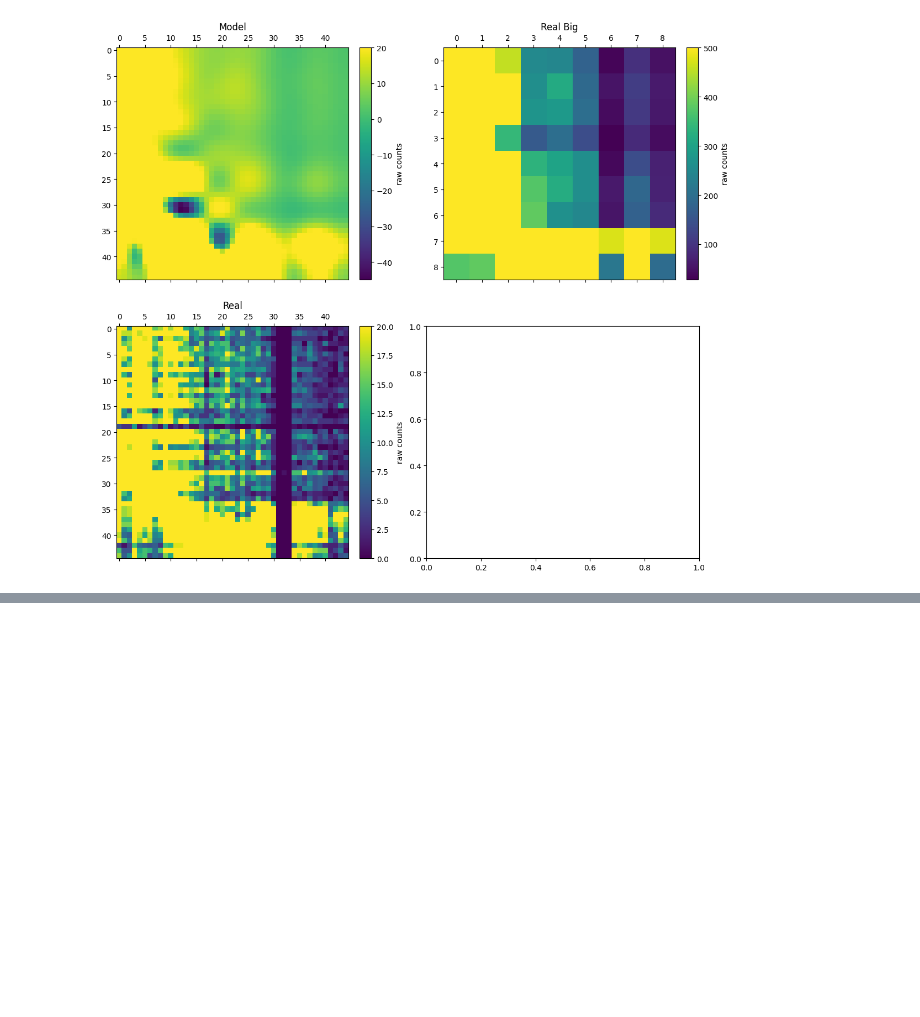
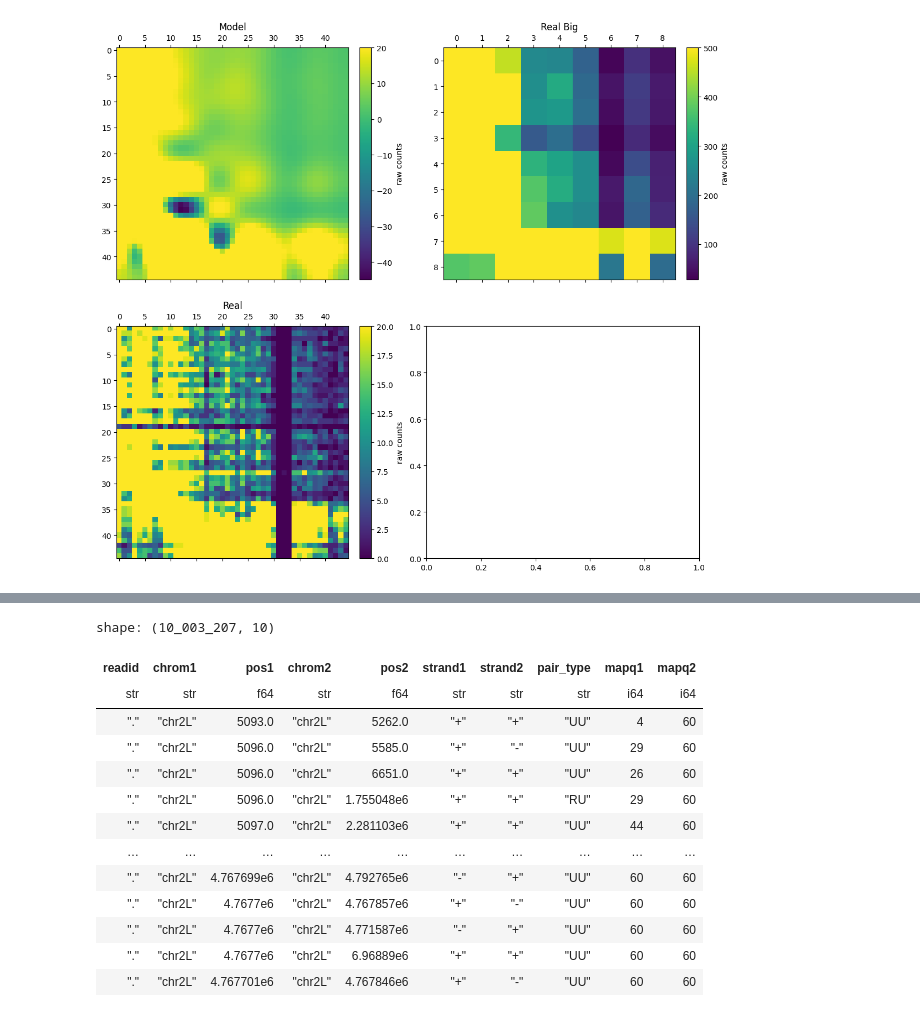
Before and after one commit to Reovirus/liftover_2d, a Jupyter notebook: test.ipynb, the cells around one changed output, grey strips where cells are left out. Cells and saved outputs as stored; diff of their text form; code cells hidden in the pictures; blank space fills up the shorter version.

```diff
--- a/test.ipynb
+++ b/test.ipynb
@@ -294,0 +636,23 @@ for i in it.product('1234', '23465'):
+# %%
+pairs_df = read_pairs_full('/Users/egorpitikov/Documents/osfstorage/adult_CNS1.dm3.nodups.pairs.gz')
+# %%
+pairs_df = pairs_df.slice(0, 10_000_000)
+# %%
+remapped = remap_pairs(pairs_df.rename({'readID': 'readid'}), a, old_border_shift=0, new_border_shift=0)
+# %%
+remapped
+# %% [output]
+shape: (10_003_207, 10)
+| readid | chrom1 | pos1 | chrom2 | pos2 | strand1 | strand2 | pair_type | mapq1 | mapq2 |
+| str | str | f64 | str | f64 | str | str | str | i64 | i64 |
+| "." | "chr2L" | 5093.0 | "chr2L" | 5262.0 | "+" | "+" | "UU" | 4 | 60 |
+| "." | "chr2L" | 5096.0 | "chr2L" | 5585.0 | "+" | "-" | "UU" | 29 | 60 |
+| "." | "chr2L" | 5096.0 | "chr2L" | 6651.0 | "+" | "+" | "UU" | 26 | 60 |
+| "." | "chr2L" | 5096.0 | "chr2L" | 1.755048e6 | "+" | "+" | "RU" | 29 | 60 |
+| "." | "chr2L" | 5097.0 | "chr2L" | 2.281103e6 | "+" | "+" | "UU" | 44 | 60 |
+| … | … | … | … | … | … | … | … | … | … |
+| "." | "chr2L" | 4.767699e6 | "chr2L" | 4.792765e6 | "-" | "+" | "UU" | 60 | 60 |
+| "." | "chr2L" | 4.7677e6 | "chr2L" | 4.767857e6 | "+" | "-" | "UU" | 60 | 60 |
+| "." | "chr2L" | 4.7677e6 | "chr2L" | 4.771587e6 | "-" | "+" | "UU" | 60 | 60 |
+| "." | "chr2L" | 4.7677e6 | "chr2L" | 6.96889e6 | "+" | "+" | "UU" | 60 | 60 |
+| "." | "chr2L" | 4.767701e6 | "chr2L" | 4.767846e6 | "+" | "-" | "UU" | 60 | 60 |
```
Also changed, not shown: parts of 72 cells of this notebook, 9 other files.
